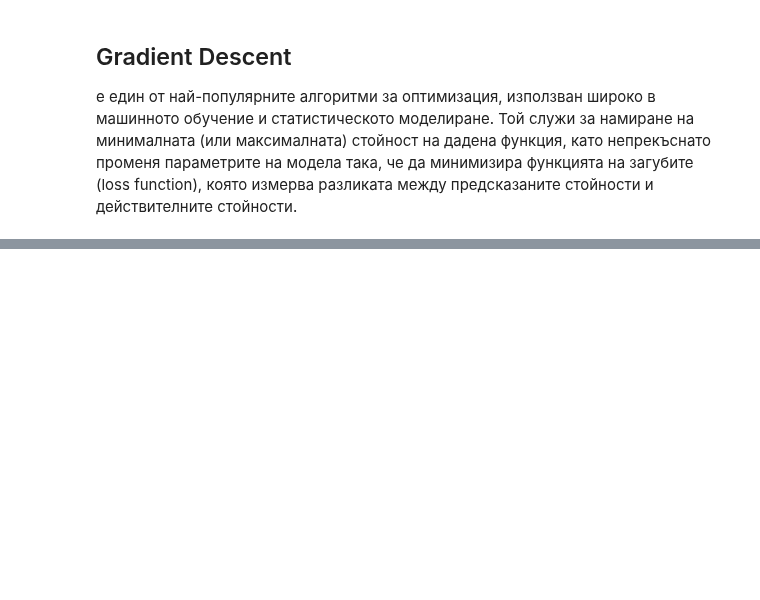
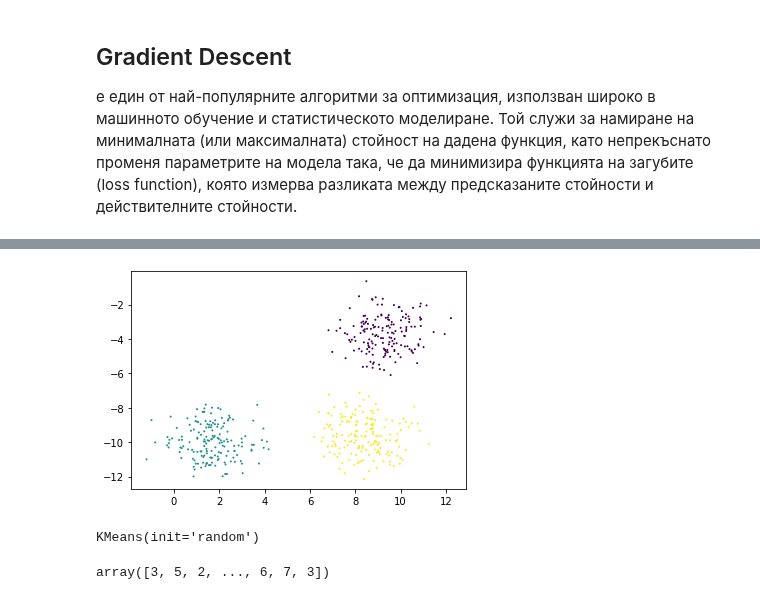
Before and after one commit to GalkaKG/Machine-Learning, a Jupyter notebook: 06.Clustering/Clustering.ipynb, the cells around one changed output, grey strips where cells are left out. Drawn from its saved outputs; the diff is of its cells as text; code cells hidden in the pictures; blank space fills up the shorter version.

```diff
--- a/06.Clustering/Clustering.ipynb
+++ b/06.Clustering/Clustering.ipynb
@@ -131,0 +153,7 @@ array([[-308.5807271 ,  147.37078705,  167.7515234 ,  556.63255991,
+# %%
+attributes_train, attributes_test, clusters_train, clusters_test = train_test_split(attributes, clusters, test_size = 0.1, stratify = clusters)
+# %%
+plt.scatter(attributes_test[:, 0], attributes_test[:, 1], c = clusters_test, s = 1)
+plt.show()
+# %% [output]
+[figure, added]
@@ -131,0 +162,8 @@ array([[-308.5807271 ,  147.37078705,  167.7515234 ,  556.63255991,
+# %%
+k_means.fit(attributes_train)
+# %% [output]
+KMeans(init='random')
+# %%
+k_means.predict(attributes_train)
+# %% [output]
+array([3, 5, 2, ..., 6, 7, 3])
```
Also changed, not shown: parts of 7 cells of this notebook, 1 other file.
